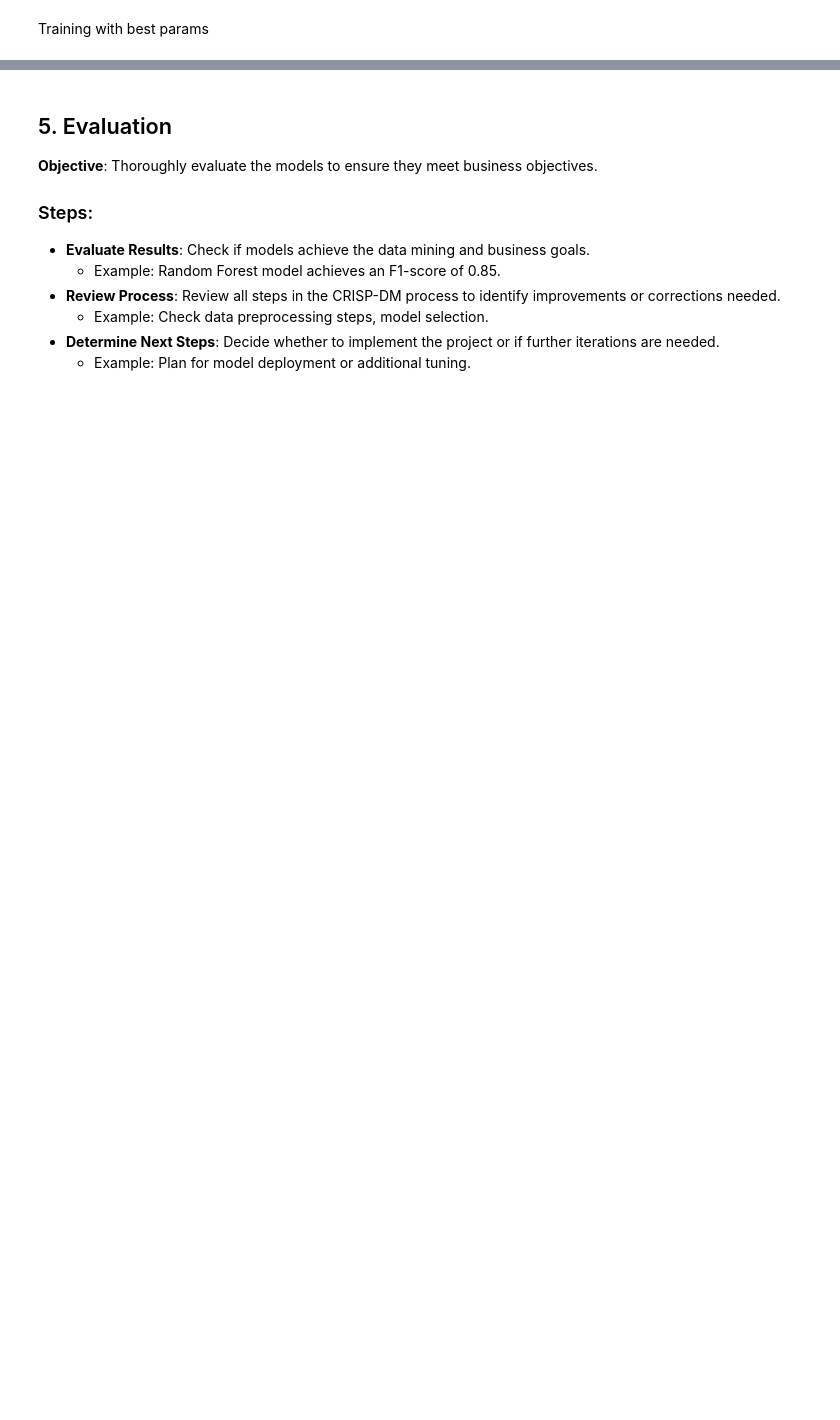
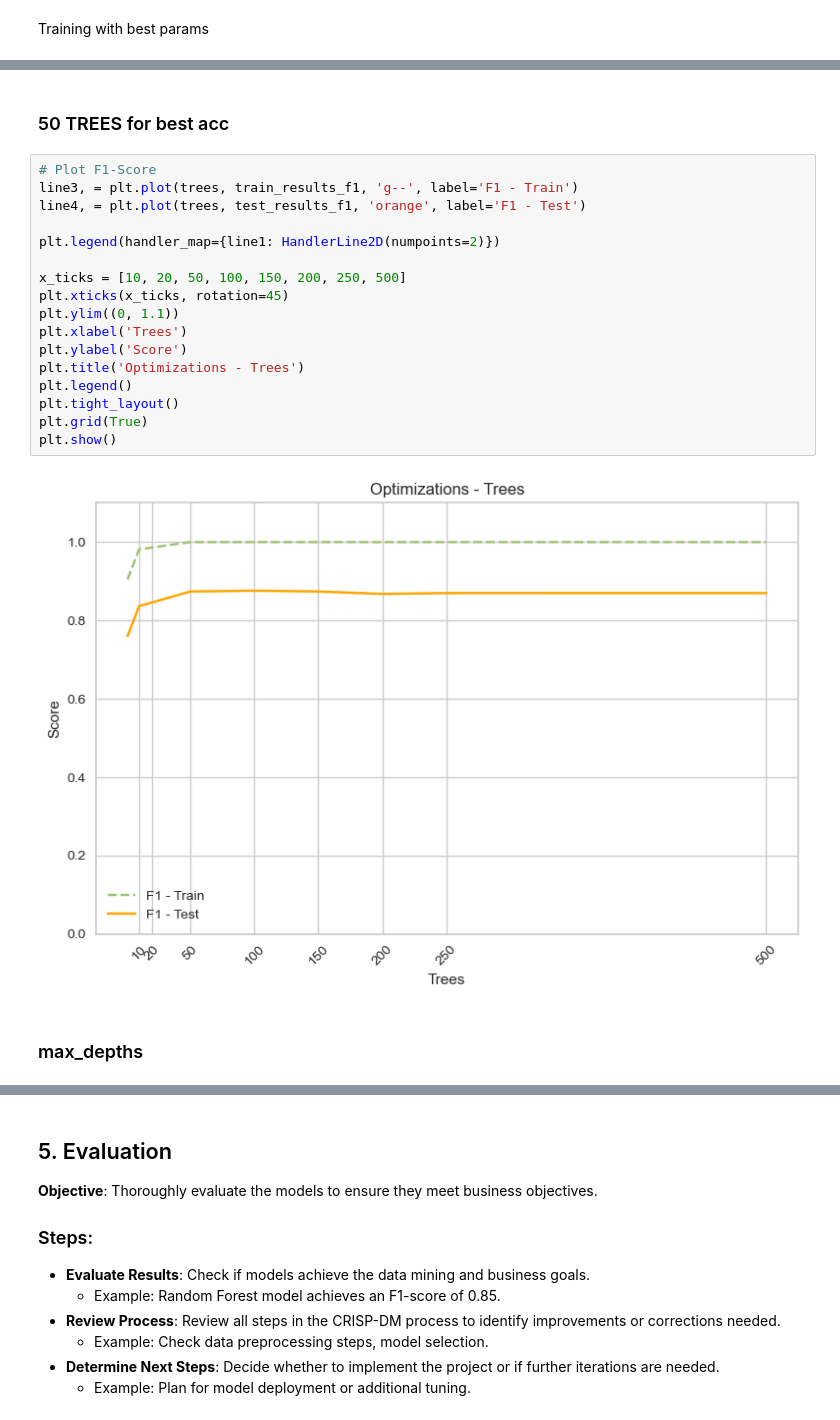
Before and after one commit to Kaio-Gaspar/churn-prediction-deploy, a Jupyter notebook: churn-prediction/crispdm.ipynb, the cells around one changed output, grey strips where cells are left out. Cells and saved outputs as stored; diff of their text form; blank space fills up the shorter version.

```diff
--- a/churn-prediction/crispdm.ipynb
+++ b/churn-prediction/crispdm.ipynb
@@ -445,0 +511,23 @@ pred = model.predict(X_test)
+# %% [markdown]
+### 50 TREES for best acc
+# %%
+# Plot F1-Score
+line3, = plt.plot(trees, train_results_f1, 'g--', label='F1 - Train')
+line4, = plt.plot(trees, test_results_f1, 'orange', label='F1 - Test')
+
+plt.legend(handler_map={line1: HandlerLine2D(numpoints=2)})
+
+x_ticks = [10, 20, 50, 100, 150, 200, 250, 500]
+plt.xticks(x_ticks, rotation=45)
+plt.ylim((0, 1.1))
+plt.xlabel('Trees')
+plt.ylabel('Score')
+plt.title('Optimizations - Trees')
+plt.legend()
+plt.tight_layout()
+plt.grid(True)
+plt.show()
+# %% [output]
+[figure, added]
+# %% [markdown]
+### max_depths
```
Also changed, not shown: parts of 65 cells of this notebook, 1 other file.
